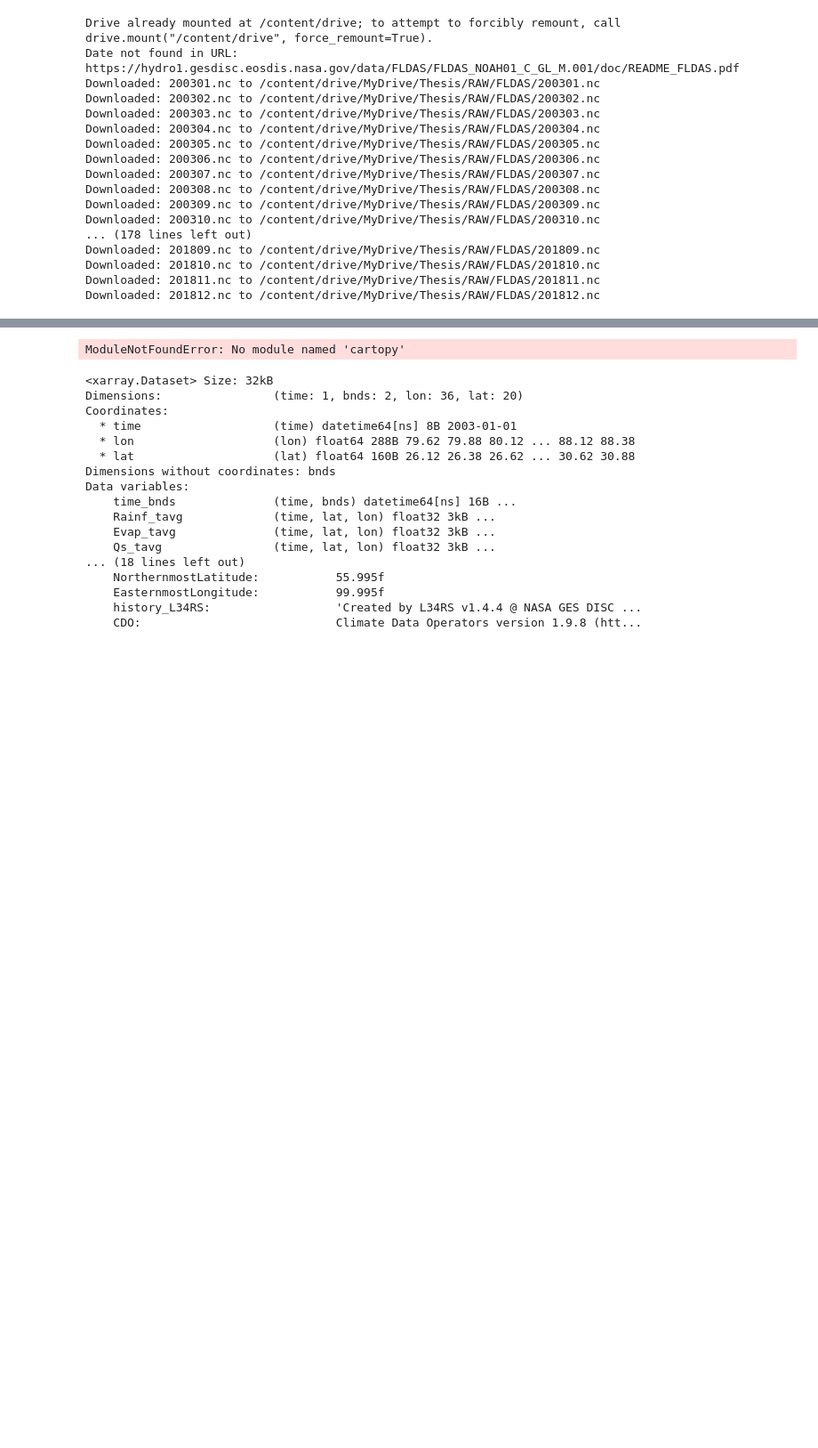
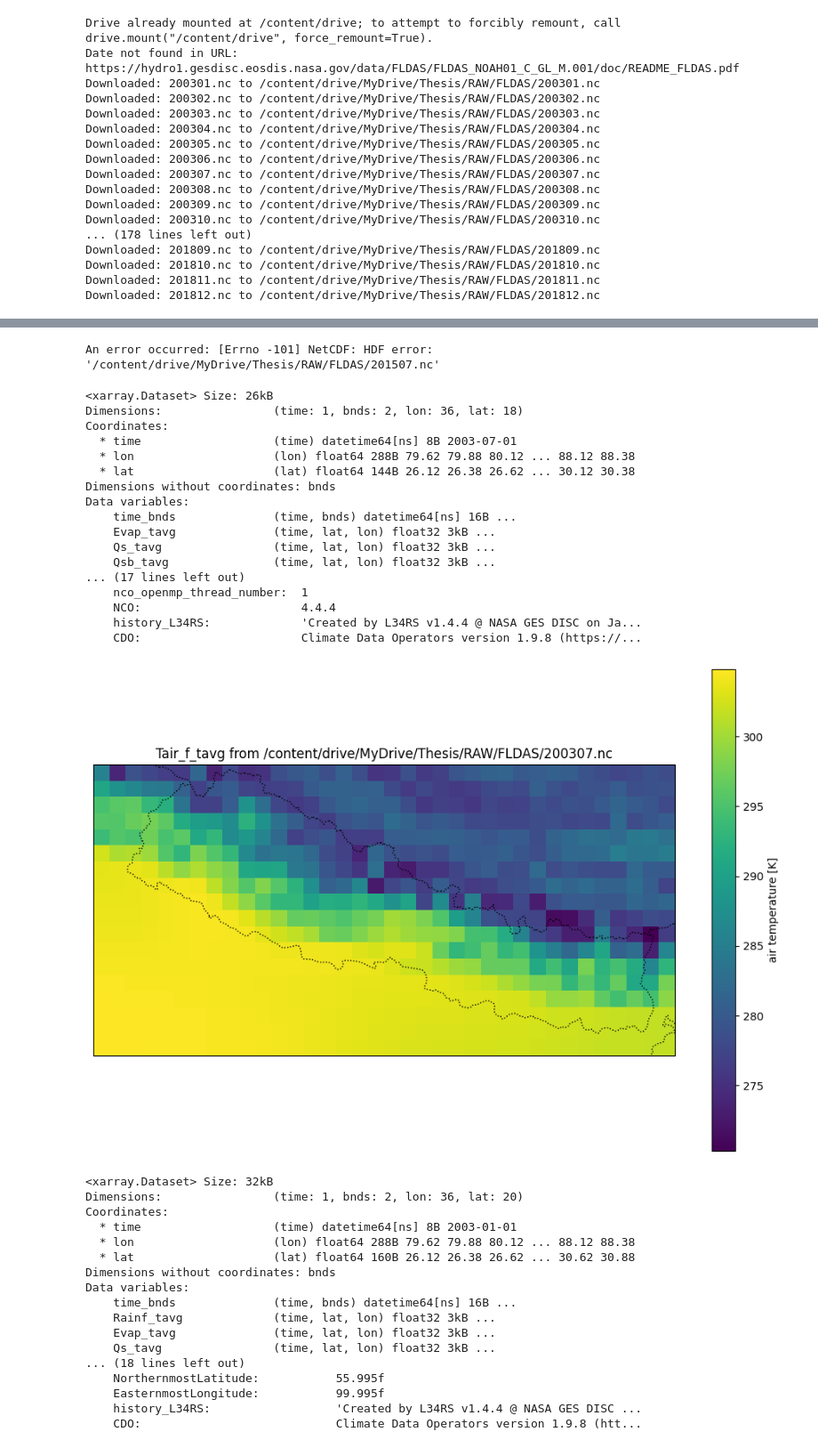
Before and after one commit to AshHydroCoder/GRACE-Downscaler, a Jupyter notebook: Download GES_DISC Dataset.ipynb, the cells around one changed output, grey strips where cells are left out. Shown at 89% size. Saved outputs shown, nothing was run; the diff lists cells and outputs as text; code cells hidden in the pictures; blank space fills up the shorter version.

```diff
--- a/Download GES_DISC Dataset.ipynb
+++ b/Download GES_DISC Dataset.ipynb
@@ -91,3 +92,25 @@ Successfully installed cartopy-0.24.1
+# %%
+import os
+import xarray as xr
+#drive.mount('/content/drive')
+# Define file paths
+download_folder = '/content/drive/MyDrive/Thesis/RAW/FLDAS'
+output_folder = '/content/drive/MyDrive/Thesis/REGRID'
+output_file = os.path.join(output_folder, 'FLDAS_combined.nc')
+
+# Get list of all .nc files in the download folder
+nc_files = sorted([os.path.join(download_folder, f) for f in os.listdir(download_folder) if f.endswith('.nc')])
+
+# Combine all .nc files along the time dimension
+try:
+    combined_dataset = xr.open_mfdataset(nc_files, combine='by_coords', parallel=True)
+    # Save the combined dataset to the output file
+    combined_dataset.to_netcdf(output_file)
+    print(f"Combined .nc file saved at: {output_file}")
+except Exception as e:
+    print(f"An error occurred: {e}")
+# %% [output]
+An error occurred: [Errno -101] NetCDF: HDF error: '/content/drive/MyDrive/Thesis/RAW/FLDAS/201507.nc'
 # %%
 import xarray as xr
 import matplotlib.pyplot as plt
@@ -95,7 +118,7 @@ import cartopy.crs as ccrs
 import cartopy.feature as cfeature
 
 # Replace with the actual path to your .nc file
-file_path = '/content/root/MyDrive/Thesis/RAW/FLDAS/200803.nc'
+file_path = '/content/drive/MyDrive/Thesis/RAW/FLDAS/200307.nc'
 
 # Open the .nc file using xarray
 dataset = xr.open_dataset(file_path)
@@ -103,34 +126,51 @@ dataset = xr.open_dataset(file_path)
 # Print the dataset information and values
 print(dataset)
 
 # Select a variable to plot (replace 'variable_name' with the actual variable name)
 variable_name = 'Tair_f_tavg'
 variable_data = dataset[variable_name]
 
 # Create a plot with political boundaries
 plt.figure(figsize=(12, 8))
 ax = plt.axes(projection=ccrs.PlateCarree())  # Use PlateCarree projection
 
 # Plot the variable data
 variable_data.plot(ax=ax, transform=ccrs.PlateCarree())
 
 # Add political boundaries
 ax.add_feature(cfeature.COASTLINE)
 ax.add_feature(cfeature.BORDERS, linestyle=':')
 
 # Add other features if needed (e.g., LAND, RIVERS, etc.)
 # ax.add_feature(cfeature.LAND)
 # ax.add_feature(cfeature.RIVERS)
 
 # Set plot extent (optional, adjust as needed)
 # ax.set_extent([longitude_min, longitude_max, latitude_min, latitude_max])
 
 plt.title(f'{variable_name} from {file_path}')
 plt.xlabel('Longitude')
 plt.ylabel('Latitude')
 plt.show()
 # %% [output]
-ModuleNotFoundError: No module named 'cartopy'
+<xarray.Dataset> Size: 26kB
+Dimensions:                (time: 1, bnds: 2, lon: 36, lat: 18)
+Coordinates:
+  * time                   (time) datetime64[ns] 8B 2003-07-01
+  * lon                    (lon) float64 288B 79.62 79.88 80.12 ... 88.12 88.38
+  * lat                    (lat) float64 144B 26.12 26.38 26.62 ... 30.12 30.38
+Dimensions without coordinates: bnds
+Data variables:
+    time_bnds              (time, bnds) datetime64[ns] 16B ...
+    Evap_tavg              (time, lat, lon) float32 3kB ...
+    Qs_tavg                (time, lat, lon) float32 3kB ...
+    Qsb_tavg               (time, lat, lon) float32 3kB ...
+... (17 lines left out)
+    nco_openmp_thread_number:  1
+    NCO:                       4.4.4
+    history_L34RS:             'Created by L34RS v1.4.4 @ NASA GES DISC on Ja...
+    CDO:                       Climate Data Operators version 1.9.8 (https://...
+[figure, added]
 # %%
 
 dataset
```
Also changed, not shown: parts of 2 cells of this notebook.
